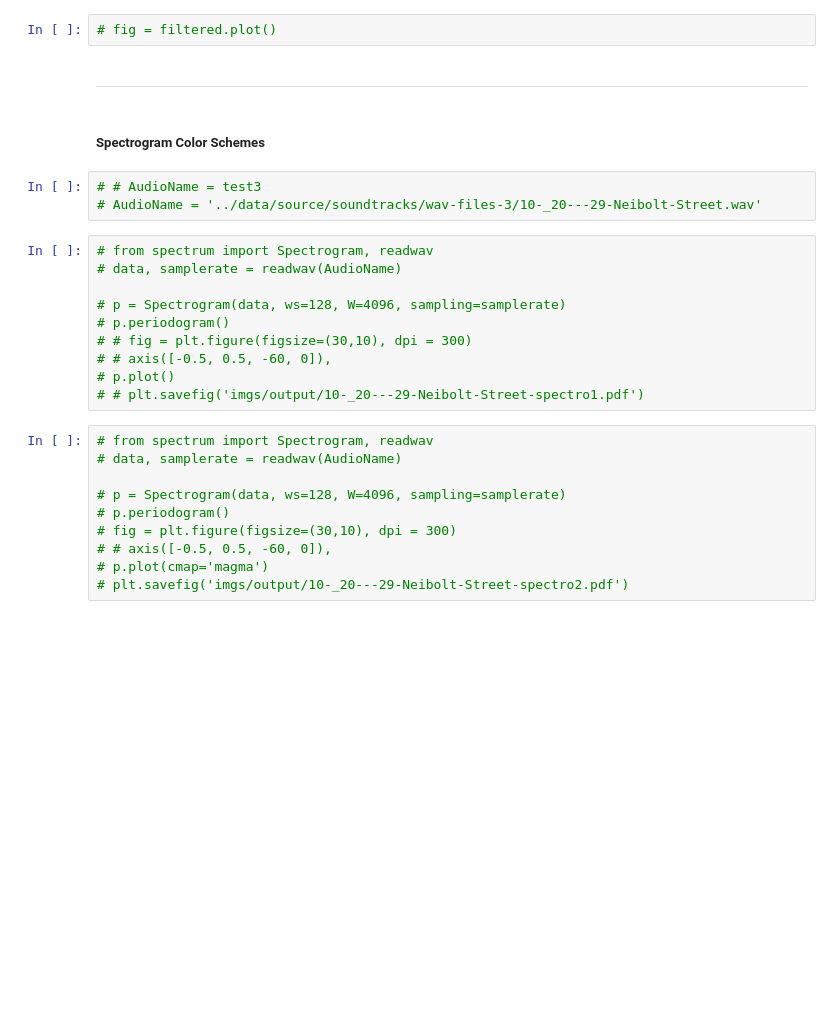
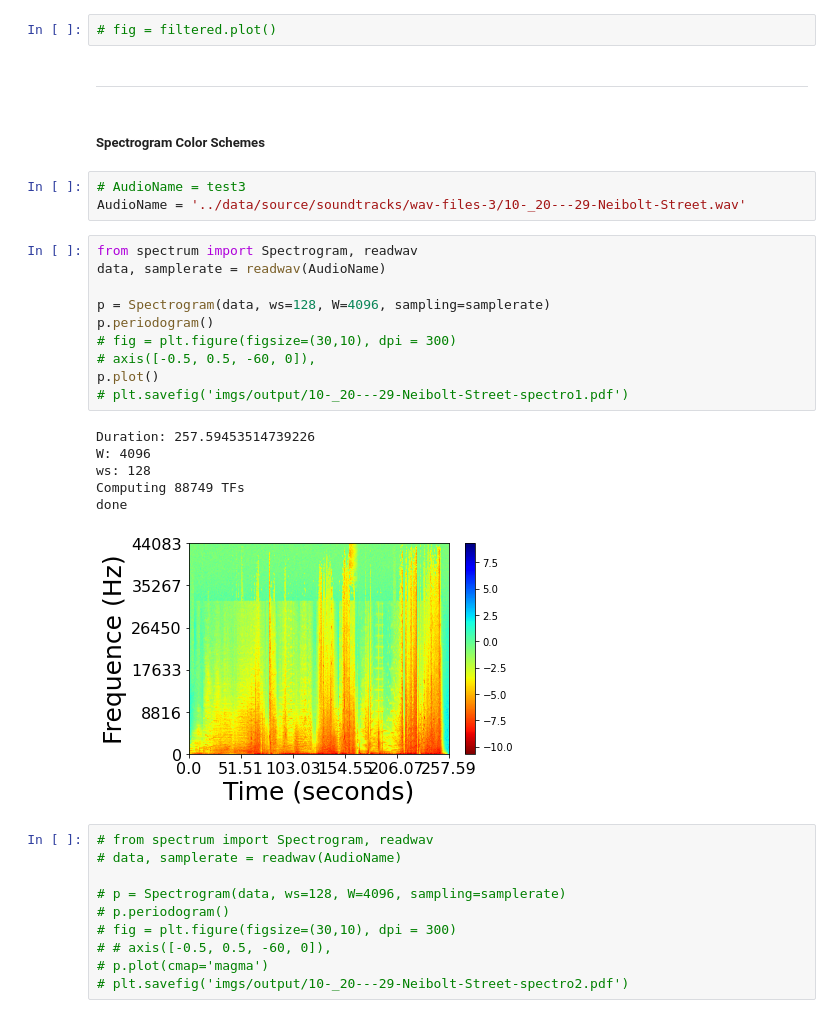
Before and after one commit to semerriam/spring-2022-data-studio, a Jupyter notebook: infrasound/analysis/infrasound-project-process-copy.ipynb, the cells around one changed output. Saved outputs shown, nothing was run; the diff lists cells and outputs as text; blank space fills up the shorter version.

```diff
--- a/infrasound/analysis/infrasound-project-process-copy.ipynb
+++ b/infrasound/analysis/infrasound-project-process-copy.ipynb
@@ -355,23 +355,30 @@ plt.ylim(0, 2)
 # filtered
 # %%
 # fig = filtered.plot()
-# %% [markdown]
-----
+# %% [markdown]
+----
 # %% [markdown]
 ##### Spectrogram Color Schemes
 # %%
-# # AudioName = test3
-# AudioName = '../data/source/soundtracks/wav-files-3/10-_20---29-Neibolt-Street.wav'
+# AudioName = test3
+AudioName = '../data/source/soundtracks/wav-files-3/10-_20---29-Neibolt-Street.wav'
 # %%
-# from spectrum import Spectrogram, readwav
-# data, samplerate = readwav(AudioName)
+from spectrum import Spectrogram, readwav
+data, samplerate = readwav(AudioName)
 
-# p = Spectrogram(data, ws=128, W=4096, sampling=samplerate)
-# p.periodogram()
-# # fig = plt.figure(figsize=(30,10), dpi = 300)
-# # axis([-0.5, 0.5, -60, 0]),
-# p.plot()
-# # plt.savefig('imgs/output/10-_20---29-Neibolt-Street-spectro1.pdf')
+p = Spectrogram(data, ws=128, W=4096, sampling=samplerate)
+p.periodogram()
+# fig = plt.figure(figsize=(30,10), dpi = 300)
+# axis([-0.5, 0.5, -60, 0]),
+p.plot()
+# plt.savefig('imgs/output/10-_20---29-Neibolt-Street-spectro1.pdf')
+# %% [output]
+Duration: 257.59453514739226
+W: 4096
+ws: 128
+Computing 88749 TFs
+done
+[figure, added]
 # %%
 # from spectrum import Spectrogram, readwav
 # data, samplerate = readwav(AudioName)
```
Also changed, not shown: parts of 1 cell of this notebook.
